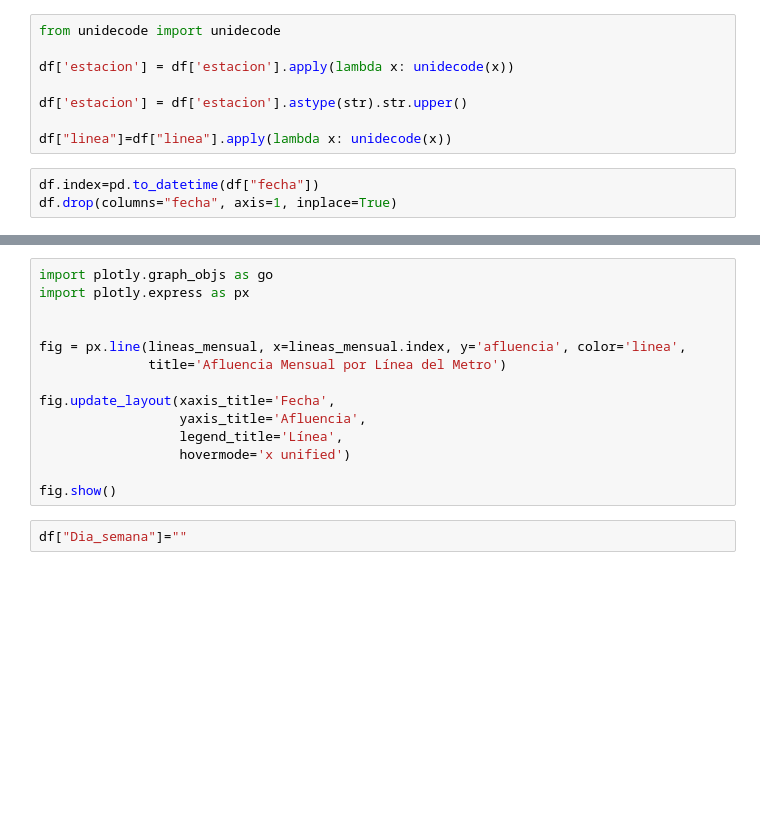
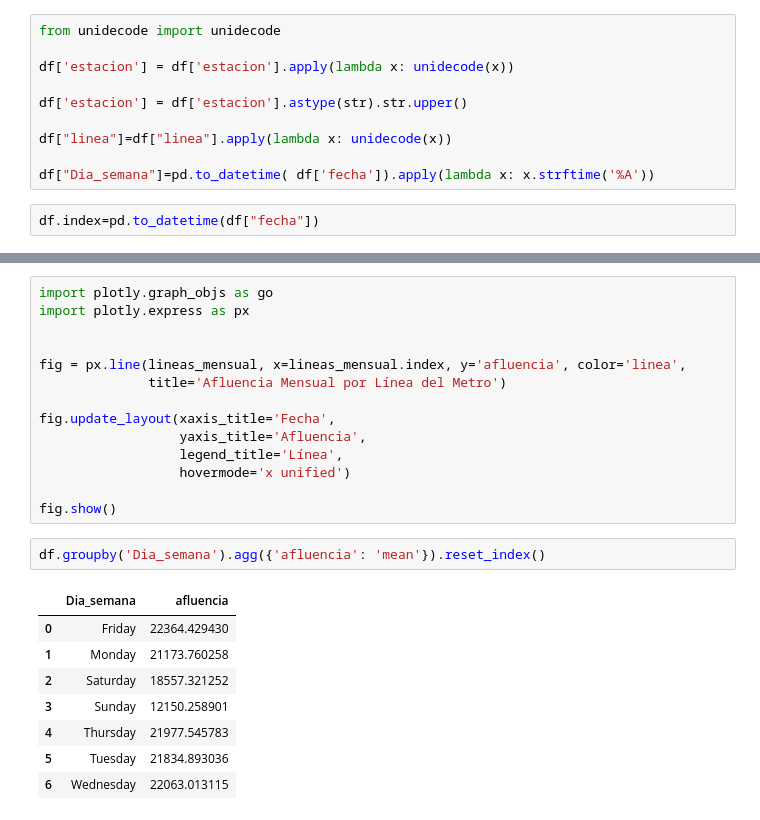
Before and after one commit to zac3e/Portafolio_1, a Jupyter notebook: Data_Science/Data_visualization/Afluencia_metro_cdmx.ipynb, the cells around one changed output, grey strips where cells are left out. Saved outputs shown, nothing was run; the diff lists cells and outputs as text; blank space fills up the shorter version.

```diff
--- a/Data_Science/Data_visualization/Afluencia_metro_cdmx.ipynb
+++ b/Data_Science/Data_visualization/Afluencia_metro_cdmx.ipynb
@@ -32,9 +32,10 @@ df['estacion'] = df['estacion'].apply(lambda x: unidecode(x))
 df['estacion'] = df['estacion'].astype(str).str.upper()
 
 df["linea"]=df["linea"].apply(lambda x: unidecode(x))
+
+df["Dia_semana"]=pd.to_datetime( df['fecha']).apply(lambda x: x.strftime('%A'))
 # %%
 df.index=pd.to_datetime(df["fecha"])
-df.drop(columns="fecha", axis=1, inplace=True)
 # %% [markdown]
 #### Podemos notar que si hubo una disminucion muy notoria en la pandemia
 # %%
@@ -71,5 +73,14 @@ fig.update_layout(xaxis_title='Fecha',
                   hovermode='x unified')
 
 fig.show()
-# %%
-df["Dia_semana"]=""
+# %%
+df.groupby('Dia_semana').agg({'afluencia': 'mean'}).reset_index()
+# %% [output]
+|  | Dia_semana | afluencia |
+| 0 | Friday | 22364.429430 |
+| 1 | Monday | 21173.760258 |
+| 2 | Saturday | 18557.321252 |
+| 3 | Sunday | 12150.258901 |
+| 4 | Thursday | 21977.545783 |
+| 5 | Tuesday | 21834.893036 |
+| 6 | Wednesday | 22063.013115 |
```
Also changed, not shown: parts of 2 cells of this notebook.
